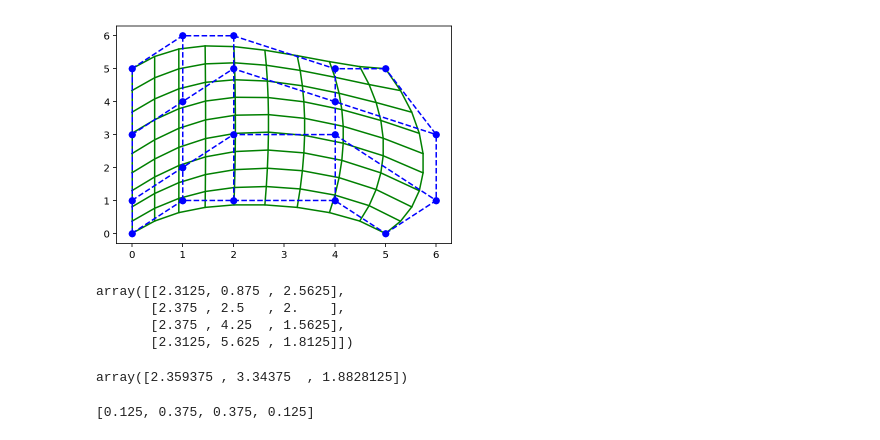
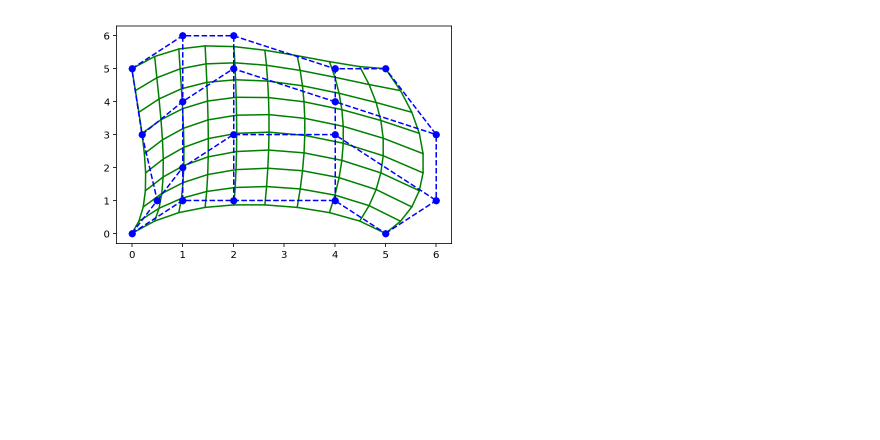
Before and after one commit to jankenshow/tf_keras_prac, a Jupyter notebook: image_alpha/Bezier_curve_surface.ipynb, the cells around one changed output. Cells and saved outputs as stored; diff of their text form; code cells hidden in the pictures; blank space fills up the shorter version.

```diff
--- a/image_alpha/Bezier_curve_surface.ipynb
+++ b/image_alpha/Bezier_curve_surface.ipynb
@@ -85,27 +106,48 @@ plt.show()
 # %%
+### 制御点がグリッド状の場合のベジェ曲線の一点(u, vに対応)を返す
+### tensor積での計算方法
 def bezier_patches(m, n, u, v, q):
     return np.dot([bernstein(n, j, v) for j in range(n + 1)],
                   np.tensordot([bernstein(m, i, u) for i in range(m + 1)], q, axes=1))
 
+### tensor積を使わない計算方法
 # def bezier_patches(m, n, u, v, q):
 #     p = np.zeros(2)
 #     for i in range(m + 1):
 #         for j in range(n + 1):
 #             p += bernstein(m, i, u) * bernstein(n, j, v) * q[i, j]
 #     return p
+
+def bezier2D(u, v, q):
+    m = q.shape[0] - 1
+    n = q.shape[1] - 1
+    bernstein_terms_x = bernstein_whole(m, u)
+    bernstein_terms_y = bernstein_whole(n, v)
+    x_bezier = np.tensordot(bernstein_terms_x, q, axes=(0,0))
+    return np.tensordot(bernstein_terms_y, x_bezier, axes=(0,1))
+
+
+### 制御点がグリッド状の場合のベジェ曲線の平面を返す
+def bezier_curve2D(q):
+    u = np.linspace(0, 1, 10)
+    v = np.linspace(0, 1, 10)
+    return bezier2D(u, v, q)
 # %%
+### グリッド状の制御点
 q = np.array([
-    [[0, 0], [0, 1], [0, 3], [0, 5]],
+    [[0, 0], [0.5, 1], [0.2, 3], [0, 5]],
     [[1, 1], [1, 2], [1, 4], [1, 6]],
     [[2, 1], [2, 3], [2, 5], [2, 6]],
     [[4, 1], [4, 3], [4, 4], [4, 5]],
     [[5, 0], [6, 1], [6, 3], [5, 5]],
     ])
 
-list1 = []
-for u in np.linspace(0, 1, 10):
-    list2 = []
-    for v in np.linspace(0, 1, 10):
-        list2.append(bezier_patches(4, 3, u, v, q))
-    list1.append(list2)
-P = np.array(list1)
+# list1 = []
+# for u in np.linspace(0, 1, 10):
+#     list2 = []
+#     for v in np.linspace(0, 1, 10):
+#         list2.append(bezier_patches(4, 3, u, v, q))
+#     list1.append(list2)
+# P = np.array(list1)
+
+P = bezier_curve2D(q)
@@ -136,16 +168,17 @@ array([[2.3125, 0.875 ],
 # %%
 for i in range(10):
     plt.plot(P[i].T[0], P[i].T[1], color='g')
     P_T = np.array([P[j, i] for j in range(10)])
     plt.plot(P_T.T[0], P_T.T[1], color='g')
 
 for i in range(5):
     plt.plot(q[i].T[0], q[i].T[1], '--o', color='b')
 for j in range(4):
     q_T = np.array([q[i, j] for i in range(5)])
     plt.plot(q_T.T[0], q_T.T[1], '--o', color='b')
 
 plt.show()
+plt.clf()
 # %% [output]
-[figure, old version]
+[figure, new version]
 # %%
@@ -169,15 +199,0 @@ P = np.array(list1)
-# %%
-np.tensordot([bernstein(4, i, 0.5) for i in range(4 + 1)], q, axes=1)
-# %% [output]
-array([[2.3125, 0.875 , 2.5625],
-       [2.375 , 2.5   , 2.    ],
-       [2.375 , 4.25  , 1.5625],
-       [2.3125, 5.625 , 1.8125]])
-# %%
-np.dot([bernstein(3, j, 0.5) for j in range(3 + 1)],np.tensordot([bernstein(4, i, 0.5) for i in range(4 + 1)], q, axes=1))
-# %% [output]
-array([2.359375 , 3.34375  , 1.8828125])
-# %%
-[bernstein(3, j, 0.5) for j in range(3 + 1)]
-# %% [output]
-[0.125, 0.375, 0.375, 0.125]
```
Also changed, not shown: parts of 19 cells of this notebook, 9 other files.
